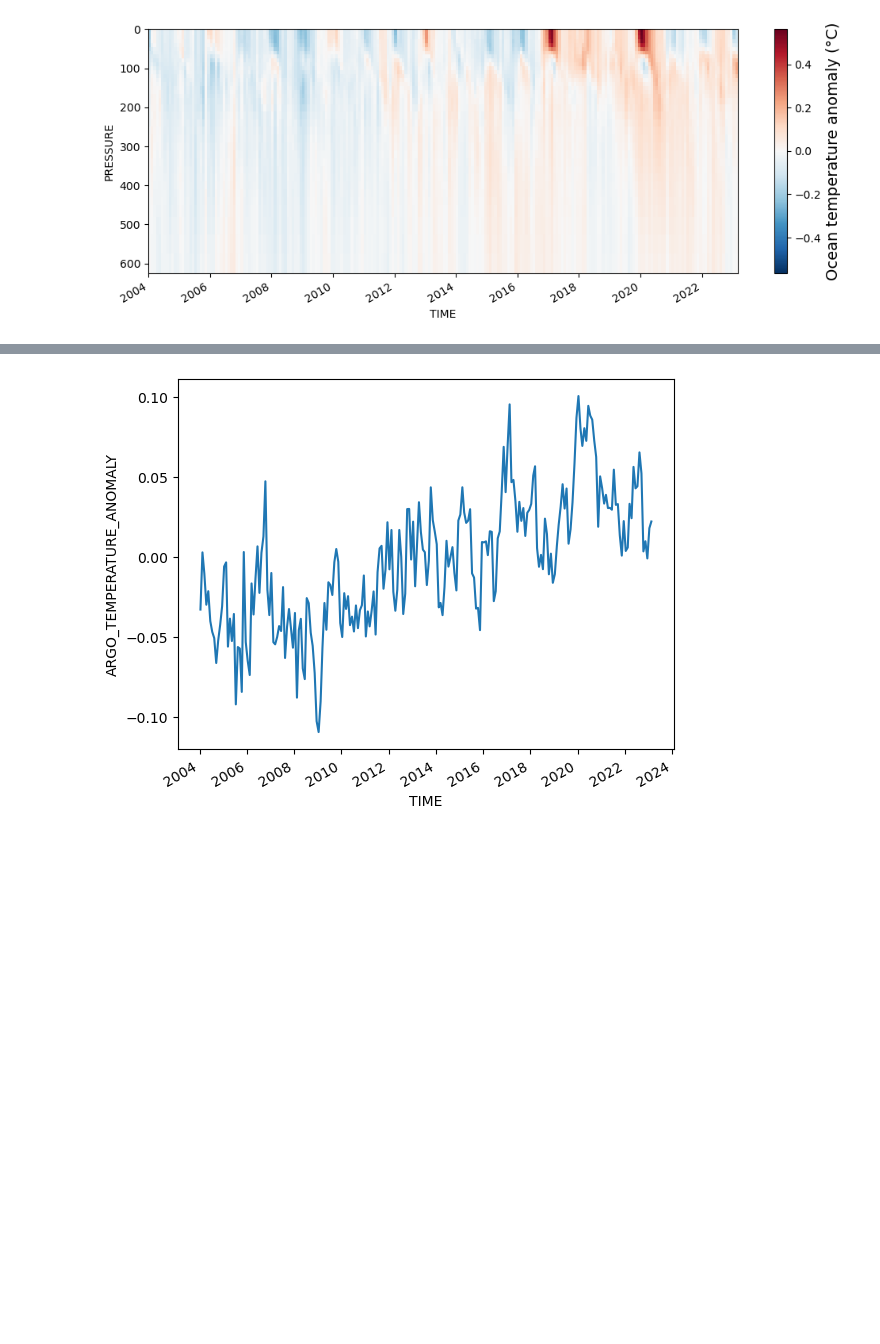
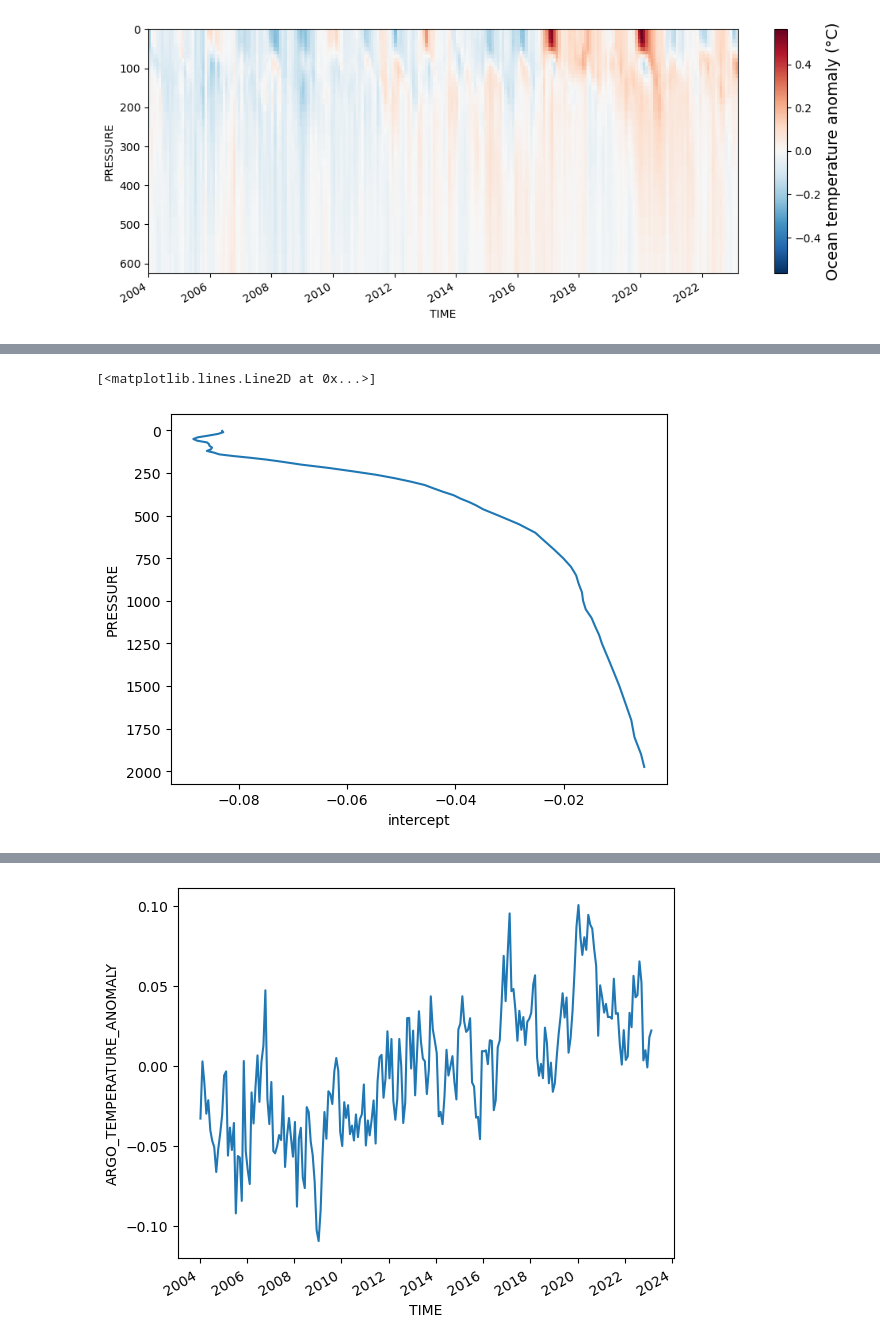
Before and after one commit to edoddridge/2023-sea-ice-regime, a Jupyter notebook: ocean_temp_time_series.ipynb, the cells around one changed output, grey strips where cells are left out. Cells and saved outputs as stored; diff of their text form; code cells hidden in the pictures; blank space fills up the shorter version.

```diff
--- a/ocean_temp_time_series.ipynb
+++ b/ocean_temp_time_series.ipynb
@@ -364,0 +426,5 @@ plt.savefig('RG-argo-ocean-temp-anom-50-65S.png', dpi=200, bbox_inches='tight')
+# %%
+argo_ols['intercept'].plot(y='PRESSURE', yincrease=False)
+# %% [output]
+[<matplotlib.lines.Line2D at 0x...>]
+[figure, added]
```
Also changed, not shown: parts of 37 cells of this notebook, 2 other files.
